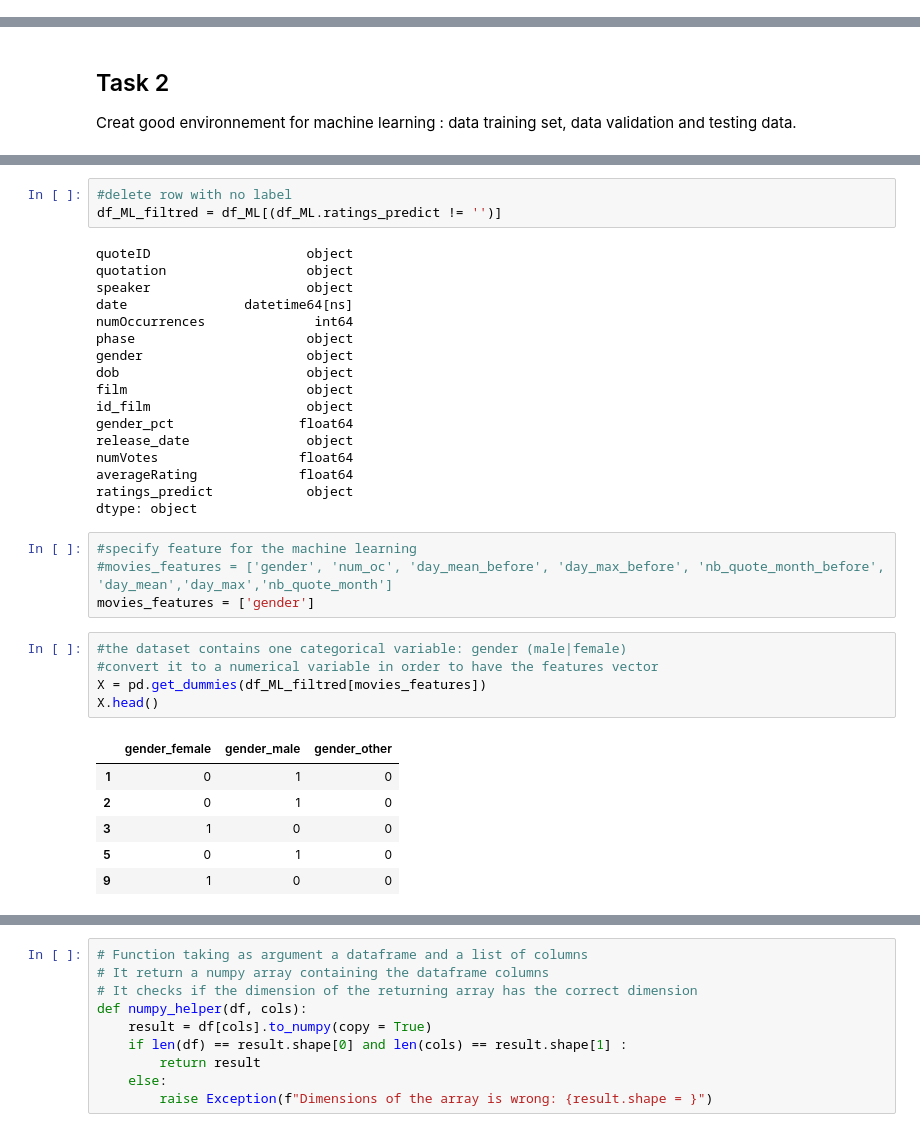
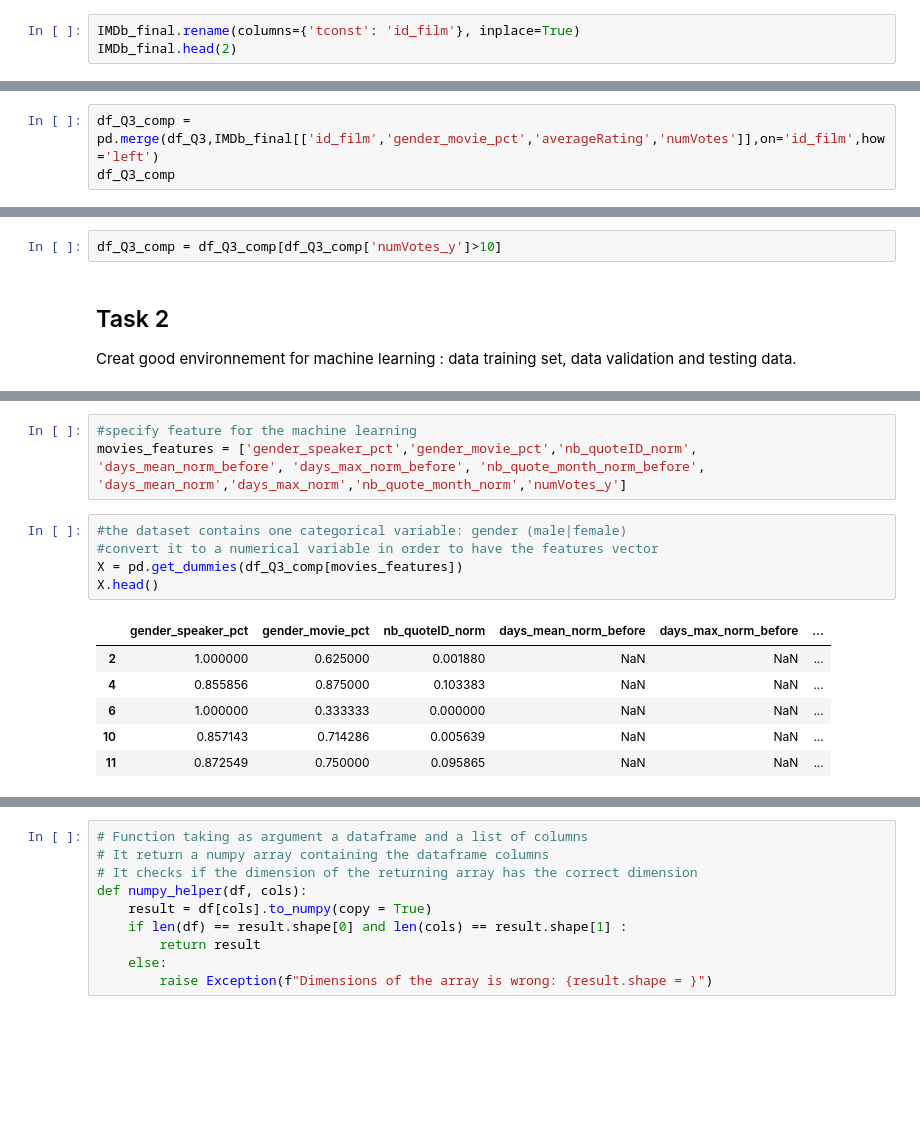
Before and after one commit to epfl-ada/ada-2021-project-escouade, a Jupyter notebook: src/Question_3.ipynb, the cells around one changed output, grey strips where cells are left out. Cells and saved outputs as stored; diff of their text form; blank space fills up the shorter version.

```diff
--- a/src/Question_3.ipynb
+++ b/src/Question_3.ipynb
@@ -64,0 +70,3 @@ df_ML.head(2)
+# %%
+IMDb_final.rename(columns={'tconst': 'id_film'}, inplace=True)
+IMDb_final.head(2)
@@ -64,0 +77,3 @@ df_ML.head(2)
+# %%
+df_Q3_comp = pd.merge(df_Q3,IMDb_final[['id_film','gender_movie_pct','averageRating','numVotes']],on='id_film',how='left')
+df_Q3_comp
@@ -65,3 +94,5 @@ df_ML.head(2)
+# %%
+df_Q3_comp = df_Q3_comp[df_Q3_comp['numVotes_y']>10]
 # %% [markdown]
 ## Task 2
 Creat good environnement for machine learning : data training set, data validation and testing data.
@@ -92,38 +113,17 @@ df_ML['ratings_predict'] = ratings_predict
-# %%
-#delete row with no label
-df_ML_filtred = df_ML[(df_ML.ratings_predict != '')]
-# %% [output]
-quoteID                    object
-quotation                  object
-speaker                    object
-date               datetime64[ns]
-numOccurrences              int64
-phase                      object
-gender                     object
-dob                        object
-film                       object
-id_film                    object
-gender_pct                float64
-release_date               object
-numVotes                  float64
-averageRating             float64
-ratings_predict            object
-dtype: object
-# %%
-#specify feature for the machine learning
-#movies_features = ['gender', 'num_oc', 'day_mean_before', 'day_max_before', 'nb_quote_month_before', 'day_mean','day_max','nb_quote_month']
-movies_features = ['gender']
+# %%
+#specify feature for the machine learning
+movies_features = ['gender_speaker_pct','gender_movie_pct','nb_quoteID_norm', 'days_mean_norm_before', 'days_max_norm_before', 'nb_quote_month_norm_before', 'days_mean_norm','days_max_norm','nb_quote_month_norm','numVotes_y']
 # %%
 #the dataset contains one categorical variable: gender (male|female)
 #convert it to a numerical variable in order to have the features vector
-X = pd.get_dummies(df_ML_filtred[movies_features])
+X = pd.get_dummies(df_Q3_comp[movies_features])
 X.head()
 # %% [output]
-|  | gender_female | gender_male | gender_other |
-| 1 | 0 | 1 | 0 |
-| 2 | 0 | 1 | 0 |
-| 3 | 1 | 0 | 0 |
-| 5 | 0 | 1 | 0 |
-| 9 | 1 | 0 | 0 |
+|  | gender_speaker_pct | gender_movie_pct | nb_quoteID_norm | days_mean_norm_before | days_max_norm_before | ... |
+| 2 | 1.000000 | 0.625000 | 0.001880 | NaN | NaN | ... |
+| 4 | 0.855856 | 0.875000 | 0.103383 | NaN | NaN | ... |
+| 6 | 1.000000 | 0.333333 | 0.000000 | NaN | NaN | ... |
+| 10 | 0.857143 | 0.714286 | 0.005639 | NaN | NaN | ... |
+| 11 | 0.872549 | 0.750000 | 0.095865 | NaN | NaN | ... |
 # %%
 #to make a prediction we must eliminate the missing values
```
Also changed, not shown: parts of 28 cells of this notebook.
